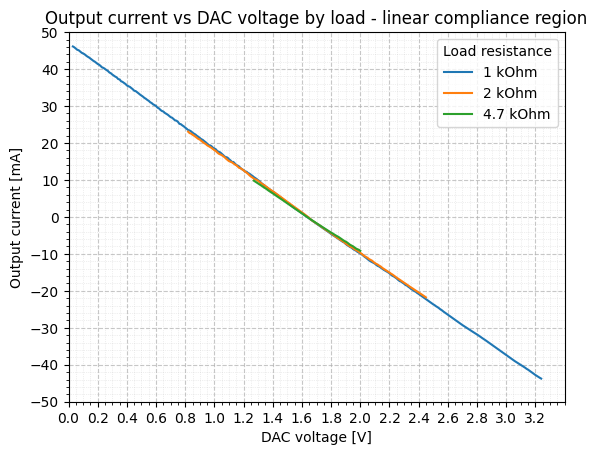
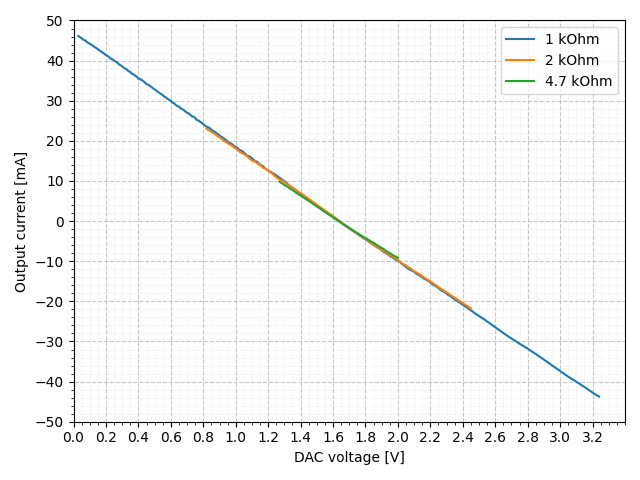
Unified diff of the notebook cell whose output changed from the first chart to the second:
--- before
+++ after
@@ -13,4 +13,3 @@
 ax.set_xlabel("DAC voltage [V]")
 ax.set_ylabel("Output current [mA]")
-ax.set_title("Output current vs DAC voltage by load - linear compliance region")
-ax.legend(["1 kOhm", "2 kOhm", "4.7 kOhm"], title="Load resistance")
+ax.legend(["1 kOhm", "2 kOhm", "4.7 kOhm"])

Commit: WIP